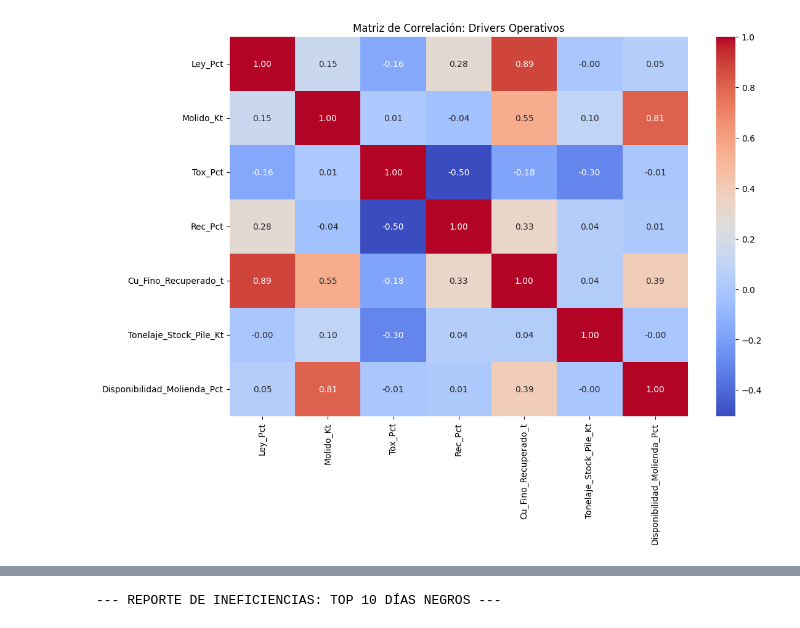
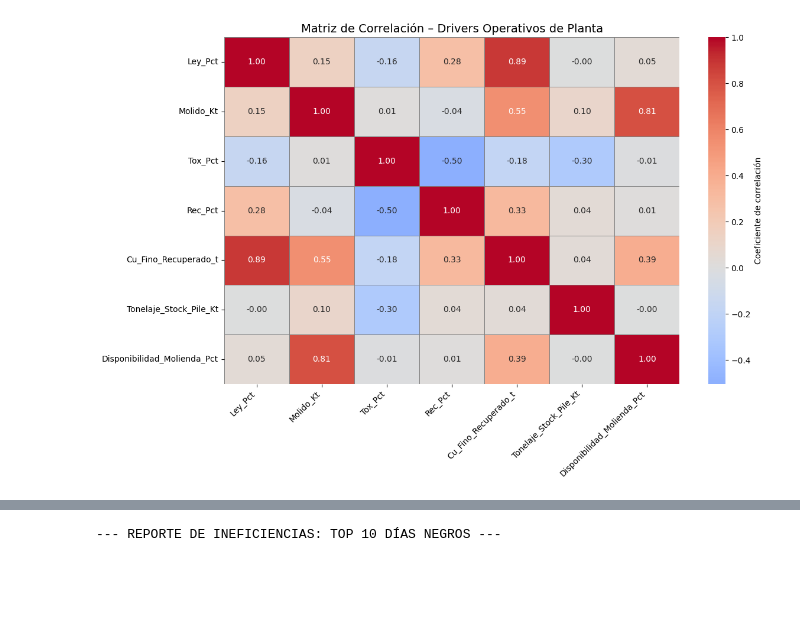
Before and after one commit to raultyv/Machine_learning, a Jupyter notebook: RF_plan_mensual.ipynb, the cells around one changed output, grey strips where cells are left out. Drawn from its saved outputs; the diff is of its cells as text; code cells hidden in the pictures; blank space fills up the shorter version.

```diff
--- a/RF_plan_mensual.ipynb
+++ b/RF_plan_mensual.ipynb
@@ -96,12 +157,34 @@ plt.show()
 # %%
 ## Matriz de correlación heatmap
 plt.figure(figsize=(12, 8))
-# Seleccionamos las variables más importantes para no saturar el gráfico
-cols_eda = ['Ley_Pct', 'Molido_Kt', 'Tox_Pct', 'Rec_Pct', 'Cu_Fino_Recuperado_t', 'Tonelaje_Stock_Pile_Kt', 'Disponibilidad_Molienda_Pct']
+
+cols_eda = [
+    'Ley_Pct',
+    'Molido_Kt',
+    'Tox_Pct',
+    'Rec_Pct',
+    'Cu_Fino_Recuperado_t',
+    'Tonelaje_Stock_Pile_Kt',
+    'Disponibilidad_Molienda_Pct'
+]
+
 correlation_matrix = df_limpio[cols_eda].corr()
 
-sns.heatmap(correlation_matrix, annot=True, cmap='coolwarm', fmt=".2f")
-plt.title('Matriz de Correlación: Drivers Operativos')
+sns.heatmap(
+    correlation_matrix,
+    annot=True,
+    fmt=".2f",
+    cmap='coolwarm',
+    center=0,
+    linewidths=0.5,
+    linecolor='gray',
+    cbar_kws={'label': 'Coeficiente de correlación'}
+)
+
+plt.title('Matriz de Correlación – Drivers Operativos de Planta', fontsize=14)
+plt.xticks(rotation=45, ha='right')
+plt.yticks(rotation=0)
+plt.tight_layout()
 plt.show()
 # %% [output]
-[figure, old version]
+[figure, new version]
```
Also changed, not shown: parts of 35 cells of this notebook.
